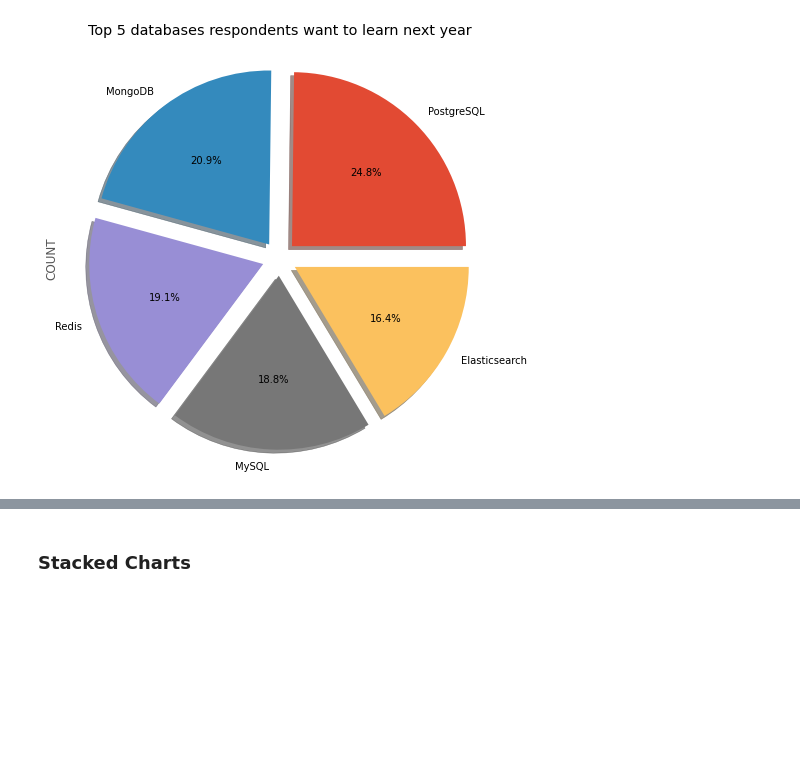
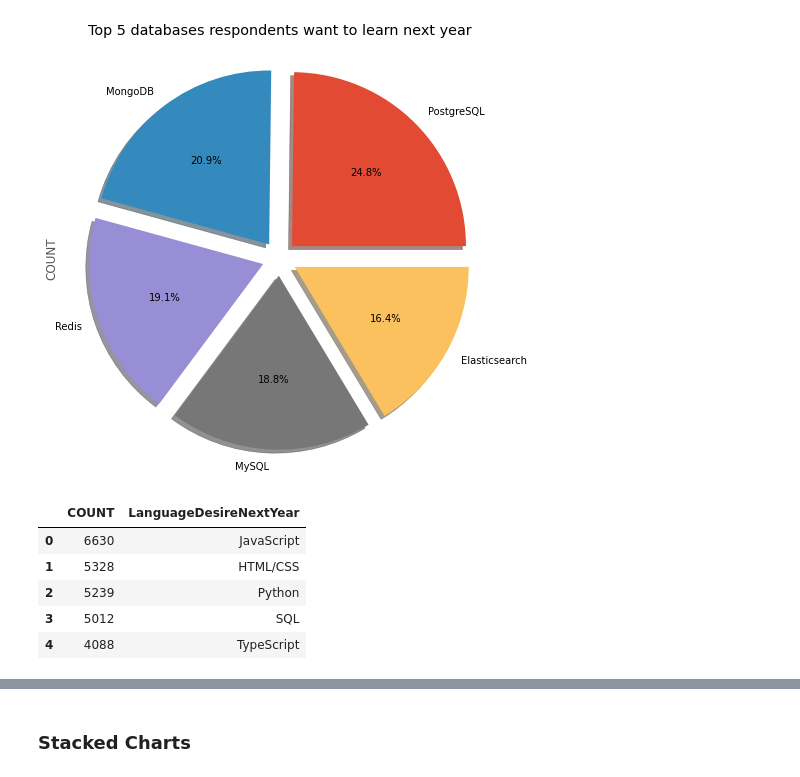
Before and after one commit to SMSesay/Data_Analyst_Capstone, a Jupyter notebook: Data_Visualization_Lab.ipynb, the cells around one changed output, grey strips where cells are left out. Cells and saved outputs as stored; diff of their text form; code cells hidden in the pictures; blank space fills up the shorter version.

```diff
--- a/Data_Visualization_Lab.ipynb
+++ b/Data_Visualization_Lab.ipynb
@@ -293,3 +293,21 @@ plt.title('Top 5 databases respondents want to learn next year')
 plt.show()
 # %% [output]
 [figure]
+# %%
+QUERY = """
+SELECT COUNT(LanguageDesireNextYear) as COUNT, LanguageDesireNextYear
+FROM LanguageDesireNextYear
+GROUP BY LanguageDesireNextYear
+ORDER BY COUNT(LanguageDesireNextYear) DESC
+"""
+
+df = pd.read_sql_query(QUERY, conn)
+
+df.head()
+# %% [output]
+|  | COUNT | LanguageDesireNextYear |
+| 0 | 6630 | JavaScript |
+| 1 | 5328 | HTML/CSS |
+| 2 | 5239 | Python |
+| 3 | 5012 | SQL |
+| 4 | 4088 | TypeScript |
```
Also changed, not shown: parts of 3 cells of this notebook.
